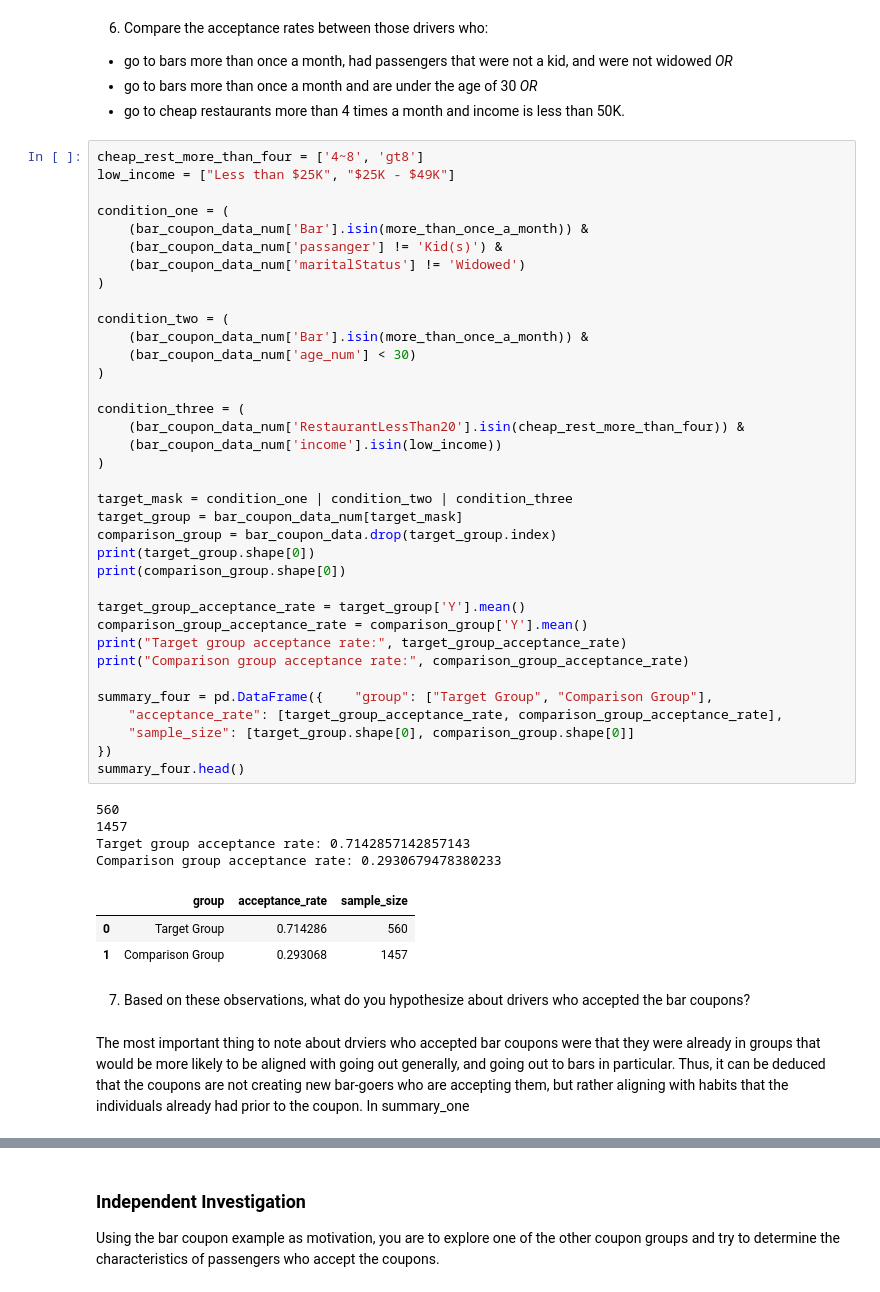
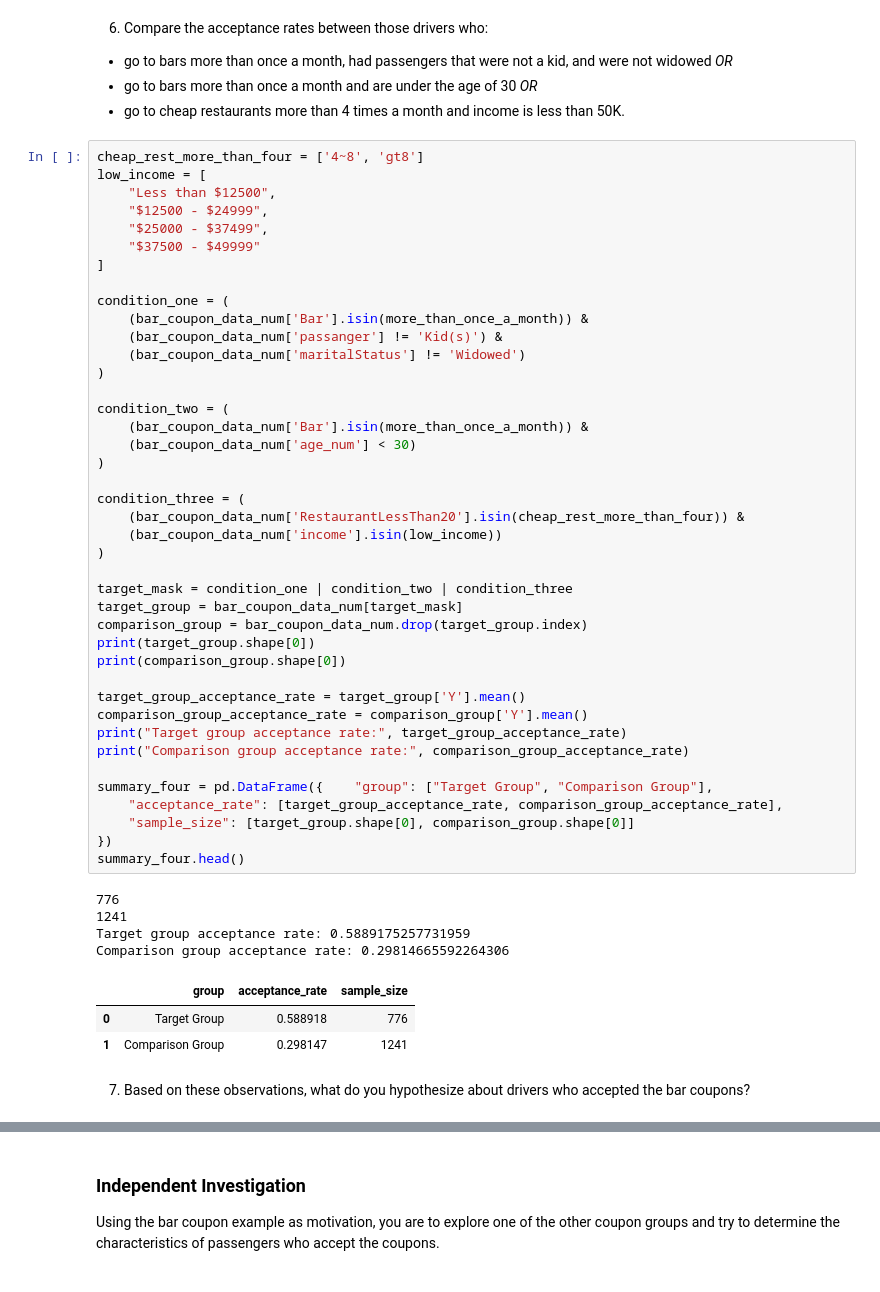
Before and after one commit to mateovargas/coupon-acceptance, a Jupyter notebook: prompt.ipynb, the cells around one changed output, grey strips where cells are left out. Drawn from its saved outputs; the diff is of its cells as text.

```diff
--- a/prompt.ipynb
+++ b/prompt.ipynb
@@ -435,7 +440,12 @@ Comparison group acceptance rate: 0.296043656207367
 - go to cheap restaurants more than 4 times a month and income is less than 50K.
 # %%
 cheap_rest_more_than_four = ['4~8', 'gt8']
-low_income = ["Less than $25K", "$25K - $49K"]
+low_income = [
+    "Less than $12500",
+    "$12500 - $24999",
+    "$25000 - $37499",
+    "$37500 - $49999"
+]
 
 condition_one = (
     (bar_coupon_data_num['Bar'].isin(more_than_once_a_month)) &
@@ -443,41 +453,39 @@ condition_one = (
     (bar_coupon_data_num['maritalStatus'] != 'Widowed')
 )
 
 condition_two = (
     (bar_coupon_data_num['Bar'].isin(more_than_once_a_month)) &
     (bar_coupon_data_num['age_num'] < 30)
 )
 
 condition_three = (
     (bar_coupon_data_num['RestaurantLessThan20'].isin(cheap_rest_more_than_four)) &
     (bar_coupon_data_num['income'].isin(low_income))
 )
 
 target_mask = condition_one | condition_two | condition_three
 target_group = bar_coupon_data_num[target_mask]
-comparison_group = bar_coupon_data.drop(target_group.index)
+comparison_group = bar_coupon_data_num.drop(target_group.index)
 print(target_group.shape[0])
 print(comparison_group.shape[0])
 
 target_group_acceptance_rate = target_group['Y'].mean()
 comparison_group_acceptance_rate = comparison_group['Y'].mean()
 print("Target group acceptance rate:", target_group_acceptance_rate)
 print("Comparison group acceptance rate:", comparison_group_acceptance_rate)
 
 summary_four = pd.DataFrame({    "group": ["Target Group", "Comparison Group"],
     "acceptance_rate": [target_group_acceptance_rate, comparison_group_acceptance_rate],
     "sample_size": [target_group.shape[0], comparison_group.shape[0]]
 })
 summary_four.head()
 # %% [output]
-560
-1457
-Target group acceptance rate: 0.7142857142857143
-Comparison group acceptance rate: 0.2930679478380233
+776
+1241
+Target group acceptance rate: 0.5889175257731959
+Comparison group acceptance rate: 0.29814665592264306
 |  | group | acceptance_rate | sample_size |
-| 0 | Target Group | 0.714286 | 560 |
-| 1 | Comparison Group | 0.293068 | 1457 |
+| 0 | Target Group | 0.588918 | 776 |
+| 1 | Comparison Group | 0.298147 | 1241 |
 # %% [markdown]
 7.  Based on these observations, what do you hypothesize about drivers who accepted the bar coupons?
-# %% [markdown]
-The most important thing to note about drviers who accepted bar coupons were that they were already in groups that would be more likely to be aligned with going out generally, and going out to bars in particular. Thus, it can be deduced that the coupons are not creating new bar-goers who are accepting them, but rather aligning with habits that the individuals already had prior to the coupon. In summary_one
```
Also changed, not shown: parts of 12 cells of this notebook, 1 other file.
